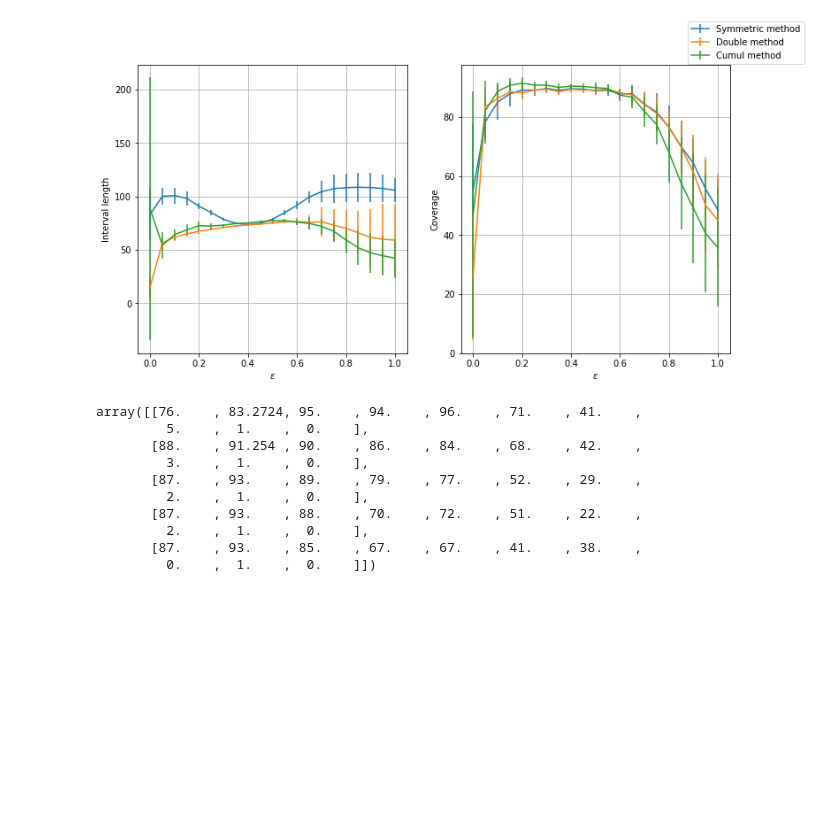
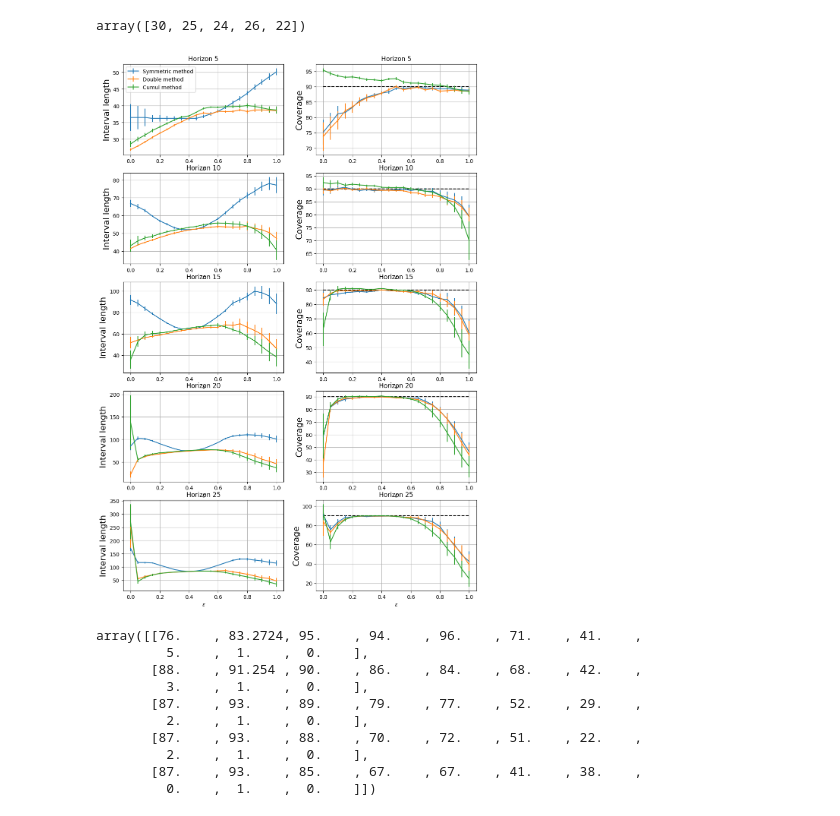
Before and after one commit to danielefoffano/Conformal_OPE_MDP, a Jupyter notebook: make_plots.ipynb, the cells around one changed output. Cells and saved outputs as stored; diff of their text form; code cells hidden in the pictures; blank space fills up the shorter version.

```diff
--- a/make_plots.ipynb
+++ b/make_plots.ipynb
@@ -18,7 +18,7 @@ def compute_CE(mu, std, N: int, c = 0.95):
     return c * std/ np.sqrt(N)
 # %%
 METHODS = ['empirical']#, 'gradient']
-HORIZONS = [20]#5, 10, 15, 20, 25]
+HORIZONS = [5, 10, 15, 20, 25]
 epsilons = np.linspace(0, 1, 21)
 scores_names = []
 data = {}
@@ -156,6 +137,7 @@ horizon_lengths_std_double = []
 horizon_coverage_std_double = []
 horizon_lengths_std_cumul = []
 horizon_coverage_std_cumul = []
+num_runs = []
 #horizons = [5,10,15,20,25]
 
 for method in METHODS:
@@ -166,7 +148,7 @@ for method in METHODS:
         coverage = []
         coverage_double = []
         coverage_cumul = []
-
+        files = fetch_results(horizon, method)
         for file_id, file in enumerate(files):
 
             avg_length = data[method][horizon][file_id]["avg_length"].to_numpy() if len(avg_length) == 0 else np.vstack((avg_length, data[method][horizon][file_id]["avg_length"].to_numpy()))
@@ -176,7 +158,7 @@ for method in METHODS:
             coverage = data[method][horizon][file_id]["coverage"].to_numpy() if len(coverage) == 0 else np.vstack((coverage, data[method][horizon][file_id]["coverage"].to_numpy()))
             coverage_double = data[method][horizon][file_id]["coverage_double"].to_numpy() if len(coverage_double) == 0 else np.vstack((coverage_double, data[method][horizon][file_id]["coverage_double"].to_numpy()))
             coverage_cumul = data[method][horizon][file_id]["coverage_cumul"].to_numpy() if len(coverage_cumul) == 0 else np.vstack((coverage_cumul, data[method][horizon][file_id]["coverage_cumul"].to_numpy()))
-
+        num_runs.append(len(files))
         horizon_lengths.append(np.mean(avg_length, 0))
         horizon_coverage.append(np.mean(coverage, 0))
         horizon_lengths_double.append(np.mean(avg_length_double, 0))
@@ -191,6 +173,7 @@ for method in METHODS:
         horizon_lengths_std_cumul.append(np.std(avg_length_cumul, 0))
         horizon_coverage_std_cumul.append(np.std(coverage_cumul, 0))
 
+num_runs = np.array(num_runs)
 horizon_lengths = np.array(horizon_lengths)
 horizon_coverage = np.array(horizon_coverage)
 horizon_lengths_double = np.array(horizon_lengths_double)
@@ -212,44 +189,51 @@ array([[ 83.25 , 100.125, 100.875,  98.125,  90.875,  84.875,  78.5  ,
+# %%
+num_runs
+# %% [output]
+array([30, 25, 24, 26, 22])
 # %%
 import matplotlib.pyplot as plt
-fig, ax = plt.subplots(1,2, figsize=(12,6))
+fig, ax = plt.subplots(len(HORIZONS),2, figsize=(12, 18))
 
-for i in range(1):
-    line = ax[0].errorbar(epsilons, horizon_lengths[i], 2.2*horizon_lengths_std[i] / np.sqrt(5))
-    line.set_label(f"Symmetric method")
-    ax[0].set_xlabel('$\epsilon$')
-    ax[0].set_ylabel('Interval length')
-    ax[0].grid()
 
-    line = ax[0].errorbar(epsilons, horizon_lengths_double[i], 2.2*horizon_lengths_std_double[i] / np.sqrt(5))
-    line.set_label(f"Double method")
-    ax[0].set_xlabel('$\epsilon$')
-    ax[0].set_ylabel('Interval length')
-    ax[0].grid()
+for i in range(len(HORIZONS)):
+    ce = compute_CE(horizon_lengths[i], horizon_coverage_std[i], num_runs[i])
+    line = ax[i,0].errorbar(epsilons, horizon_lengths[i], ce)
+    if i == 0:
+        line.set_label(f"Symmetric method")
 
-    line = ax[0].errorbar(epsilons, horizon_lengths_cumul[i], 2.2*horizon_lengths_std_cumul[i] / np.sqrt(5))
-    line.set_label(f"Cumul method")
-    ax[0].set_xlabel('$\epsilon$')
-    ax[0].set_ylabel('Interval length')
-    ax[0].grid()
+    ce = compute_CE(horizon_lengths_double[i], horizon_lengths_std_double[i], num_runs[i])
+    line = ax[i,0].errorbar(epsilons, horizon_lengths_double[i],ce)
+    if i == 0:
+        line.set_label(f"Double method")
 
-    ax[1].errorbar(epsilons, horizon_coverage[i], 2.2*horizon_coverage_std[i] / np.sqrt(5))
-    ax[1].set_xlabel('$\epsilon$')
-    ax[1].set_ylabel('Coverage')
-    ax[1].grid()
+    ce = compute_CE(horizon_lengths_cumul[i], horizon_lengths_std_cumul[i], num_runs[i])
+    line = ax[i,0].errorbar(epsilons, horizon_lengths_cumul[i], ce)
+    if i == 0:
+        line.set_label(f"Cumul method")
+    ax[i,0].set_xlabel('$\epsilon$')
+    ax[i,0].set_ylabel('Interval length', fontsize=16)
+    ax[i,0].grid()
 
-    ax[1].errorbar(epsilons, horizon_coverage_double[i], 2.2*horizon_coverage_std_double[i] / np.sqrt(5))
-    ax[1].set_xlabel('$\epsilon$')
-    ax[1].set_ylabel('Coverage')
-    ax[1].grid()
+    ax[i,1].plot(epsilons, np.ones(len(epsilons)) * 90, '--k')
 
-    ax[1].errorbar(epsilons, horizon_coverage_cumul[i], 2.2*horizon_coverage_std_cumul[i] / np.sqrt(5))
-    ax[1].set_xlabel('$\epsilon$')
-    ax[1].set_ylabel('Coverage')
-    ax[1].grid()
-fig.legend()
-plt.savefig('results.pdf')
+
+    ce = compute_CE(horizon_coverage[i], horizon_coverage_std[i], num_runs[i])
+    ax[i,1].errorbar(epsilons, horizon_coverage[i], ce)
+
+    ce = compute_CE(horizon_coverage_double[i], horizon_coverage_std_double[i], num_runs[i])
+    ax[i,1].errorbar(epsilons, horizon_coverage_double[i], ce)
+
+    ce = compute_CE(horizon_coverage_cumul[i], horizon_coverage_std_cumul[i], num_runs[i])
+    ax[i,1].errorbar(epsilons, horizon_coverage_cumul[i], ce)
+    ax[i,1].set_xlabel('$\epsilon$')
+    ax[i,1].set_ylabel('Coverage', fontsize=16)
+    ax[i,1].grid()
+    ax[i,0].set_title(f'Horizon {HORIZONS[i]}')
+    ax[i,1].set_title(f'Horizon {HORIZONS[i]}')
+ax[0,0].legend()
+plt.savefig('figures/inventory/coverage_int_length.pdf')
 # %% [output]
-[figure, old version]
+[figure, new version]
 # %%
 # %% [output]
 array([[76.    , 83.2724, 95.    , 94.    , 96.    , 71.    , 41.    ,
```
Also changed, not shown: parts of 3 cells of this notebook, 3 other files.
